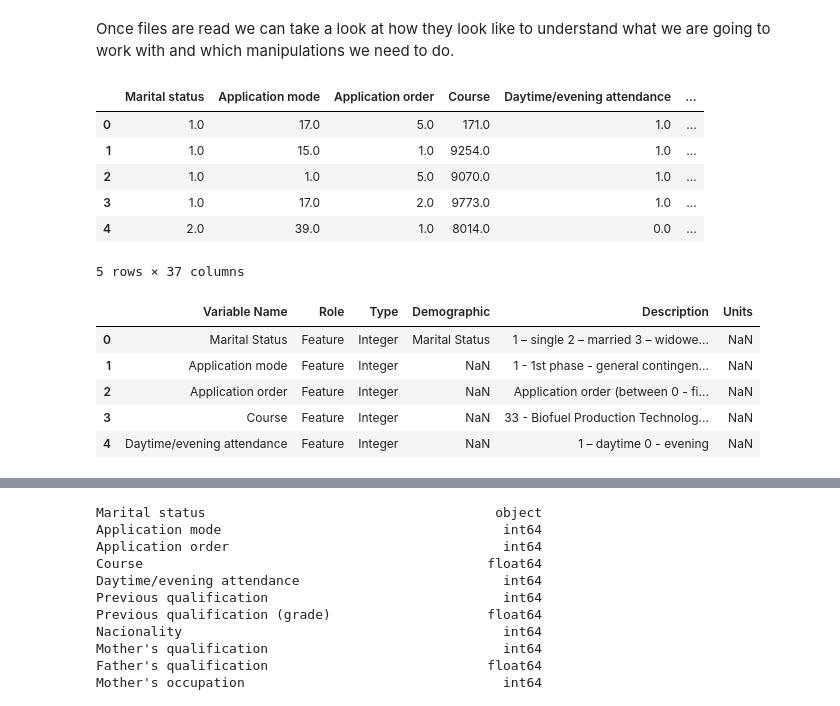
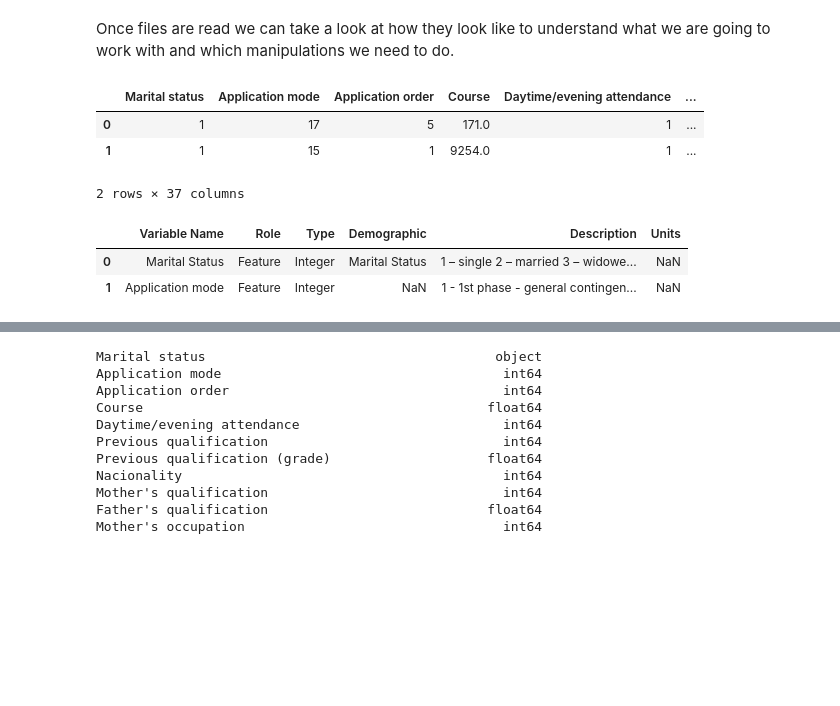
Before and after one commit to Ilia-Grishkin/Data_Preparation, a Jupyter notebook: Ilia_Grishkin_DPrepHDip_CA1.ipynb, the cells around one changed output, grey strips where cells are left out. Drawn from its saved outputs; the diff is of its cells as text; code cells hidden in the pictures; blank space fills up the shorter version.

```diff
--- a/Ilia_Grishkin_DPrepHDip_CA1.ipynb
+++ b/Ilia_Grishkin_DPrepHDip_CA1.ipynb
@@ -95,24 +95,18 @@ df_dictionary = pd.read_excel("student_data_dictionary.xlsx")
 # %% [markdown]
 Once files are read we can take a look at how they look like to understand what we are going to work with and which manipulations we need to do.
 # %%
-df_studens.head(5)
+df_studens.head(2)
 # %% [output]
 |  | Marital status | Application mode | Application order | Course | Daytime/evening attendance | ... |
-| 0 | 1.0 | 17.0 | 5.0 | 171.0 | 1.0 | ... |
-| 1 | 1.0 | 15.0 | 1.0 | 9254.0 | 1.0 | ... |
-| 2 | 1.0 | 1.0 | 5.0 | 9070.0 | 1.0 | ... |
-| 3 | 1.0 | 17.0 | 2.0 | 9773.0 | 1.0 | ... |
-| 4 | 2.0 | 39.0 | 1.0 | 8014.0 | 0.0 | ... |
+| 0 | 1 | 17 | 5 | 171.0 | 1 | ... |
+| 1 | 1 | 15 | 1 | 9254.0 | 1 | ... |
-5 rows × 37 columns
+2 rows × 37 columns
 # %%
-df_dictionary.head(5)
+df_dictionary.head(2)
 # %% [output]
 |  | Variable Name | Role | Type | Demographic | Description | Units |
 | 0 | Marital Status | Feature | Integer | Marital Status | 1 – single 2 – married 3 – widowe... | NaN |
 | 1 | Application mode | Feature | Integer | NaN | 1 - 1st phase - general contingen... | NaN |
-| 2 | Application order | Feature | Integer | NaN | Application order (between 0 - fi... | NaN |
-| 3 | Course | Feature | Integer | NaN | 33 - Biofuel Production Technolog... | NaN |
-| 4 | Daytime/evening attendance | Feature | Integer | NaN | 1 – daytime 0 - evening | NaN |
 # %%
 df_studens.describe()
 # %% [output]
```
Also changed, not shown: parts of 20 cells of this notebook.
